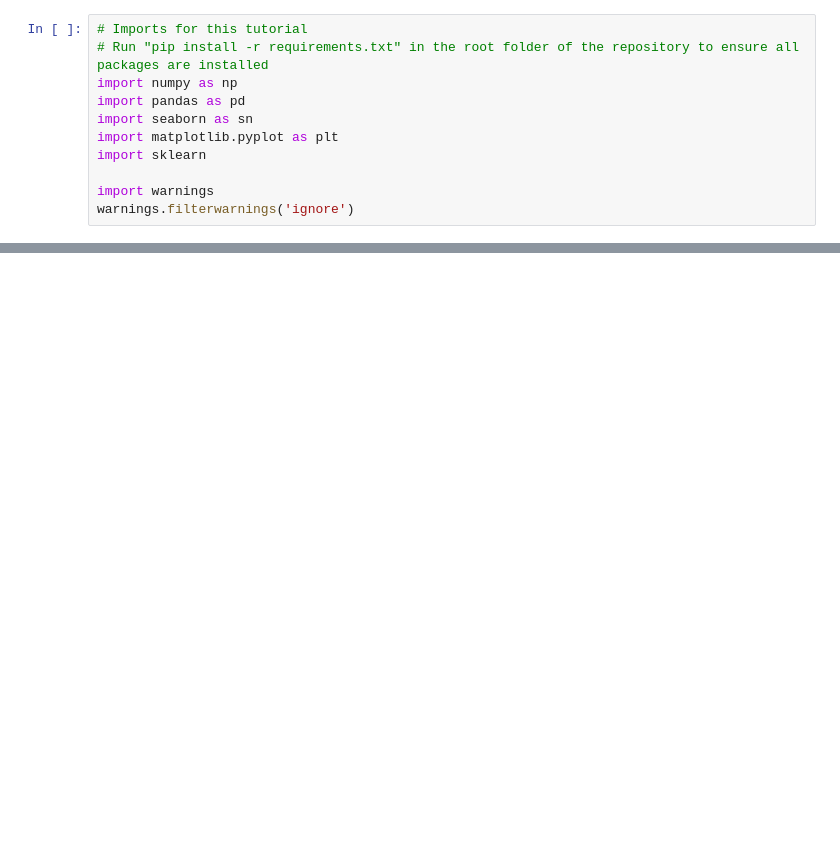
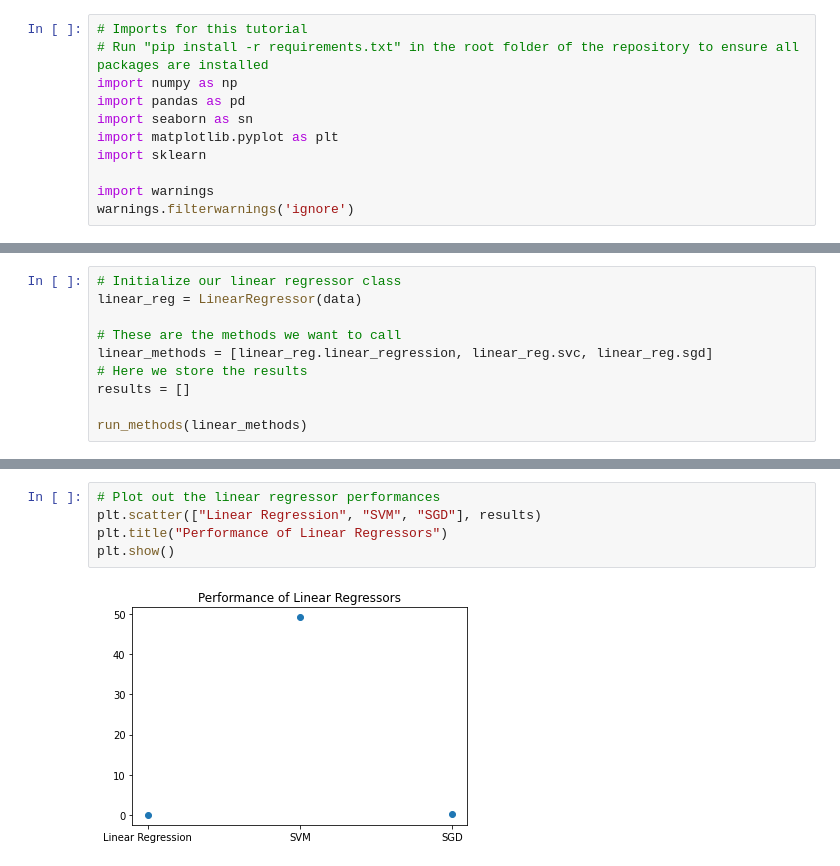
Before and after one commit to TeamEpochGithub/onboarding_2022, a Jupyter notebook: tutorials/basic_models.ipynb, the cells around one changed output, grey strips where cells are left out. Drawn from its saved outputs; the diff is of its cells as text; blank space fills up the shorter version.

```diff
--- a/tutorials/basic_models.ipynb
+++ b/tutorials/basic_models.ipynb
@@ -157,0 +182,10 @@ data = sklearn.model_selection.train_test_split(X, y, test_size=0.2)
+# %%
+# Initialize our linear regressor class
+linear_reg = LinearRegressor(data)
+
+# These are the methods we want to call
+linear_methods = [linear_reg.linear_regression, linear_reg.svc, linear_reg.sgd]
+# Here we store the results
+results = []
+
+run_methods(linear_methods)
@@ -157,0 +204,7 @@ data = sklearn.model_selection.train_test_split(X, y, test_size=0.2)
+# %%
+# Plot out the linear regressor performances
+plt.scatter(["Linear Regression", "SVM", "SGD"], results)
+plt.title("Performance of Linear Regressors")
+plt.show()
+# %% [output]
+[figure, added]
```
Also changed, not shown: parts of 27 cells of this notebook.
